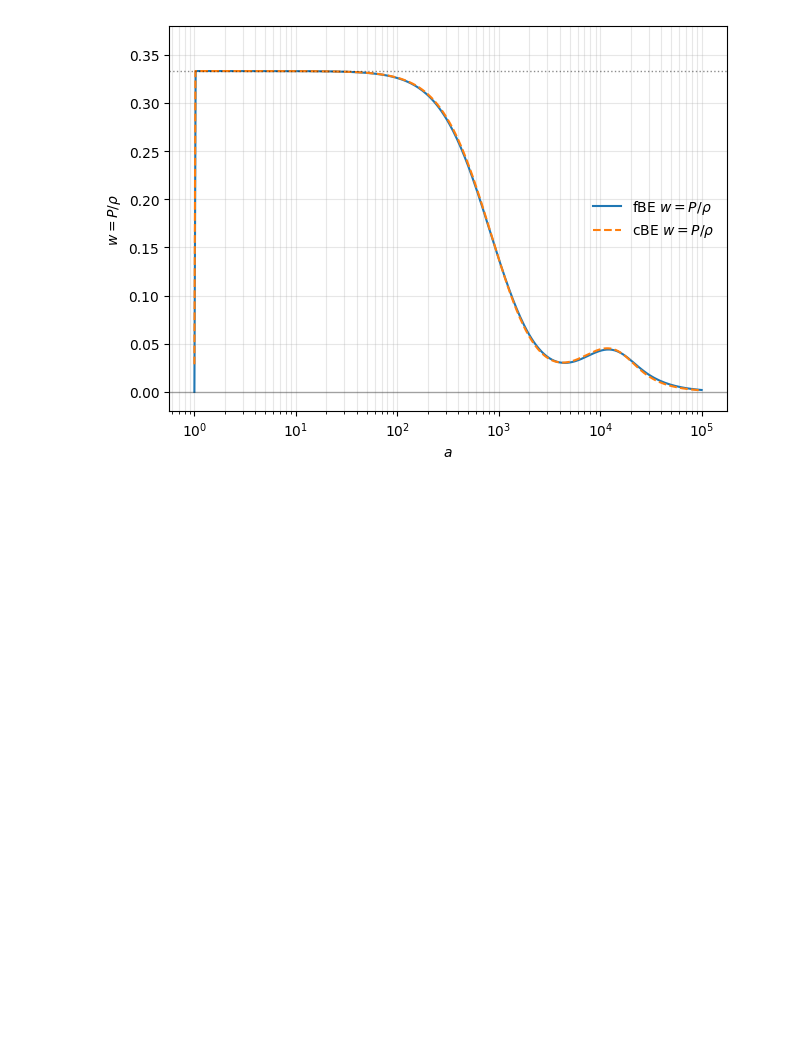
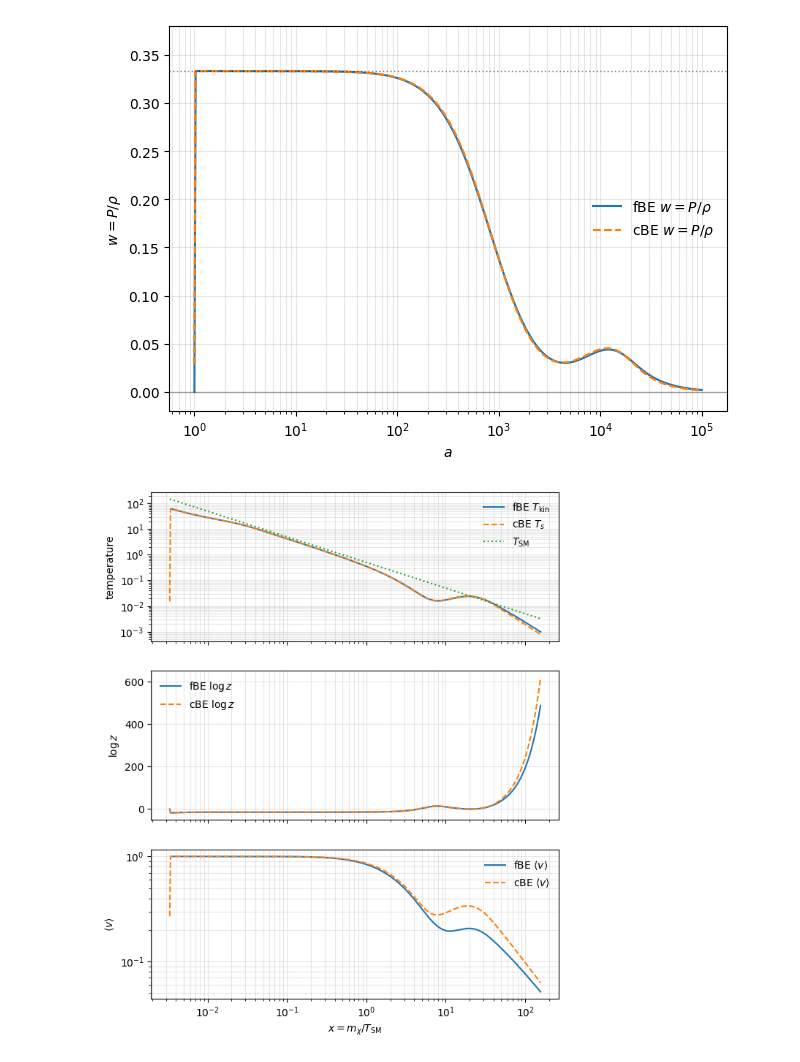
Before and after one commit to EsauCervantes/KineticXGPU, a Jupyter notebook: notebooks/plots.ipynb, the cells around one changed output. Drawn from its saved outputs; the diff is of its cells as text; code cells hidden in the pictures; blank space fills up the shorter version.

```diff
--- a/notebooks/plots.ipynb
+++ b/notebooks/plots.ipynb
@@ -69,3 +69,12 @@ ax, diag = ps.plot_equation_of_state(
 )
 # %% [output]
 [figure]
+# %%
+fig, diag = ps.plot_temperature_fugacity_velocity_x(
+    run,
+    cbe=cbe,
+    cosmo=cosmo,
+    velocity_quantity="avg_v",
+)
+# %% [output]
+[figure, added]
```
Also changed, not shown: parts of 5 cells of this notebook, 2 other files.
